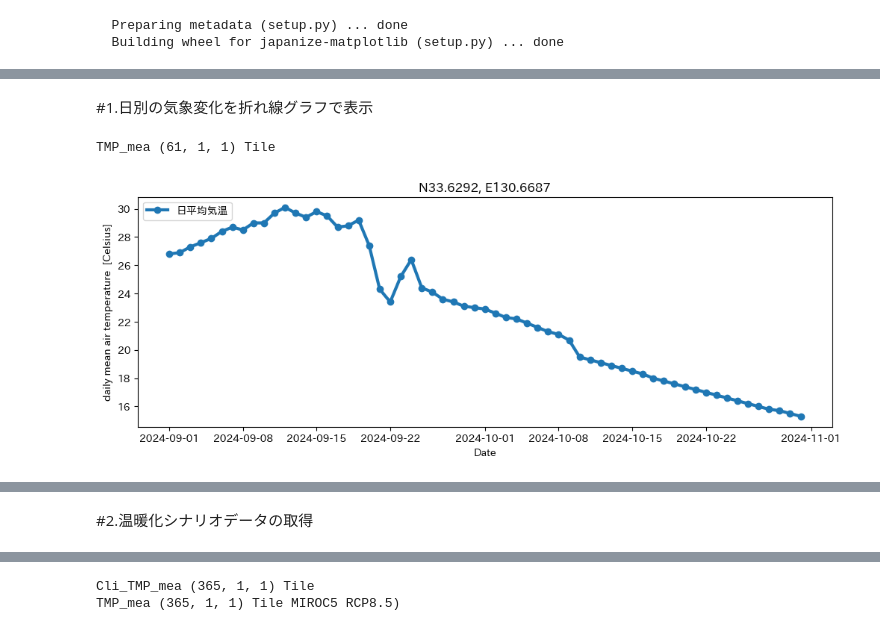
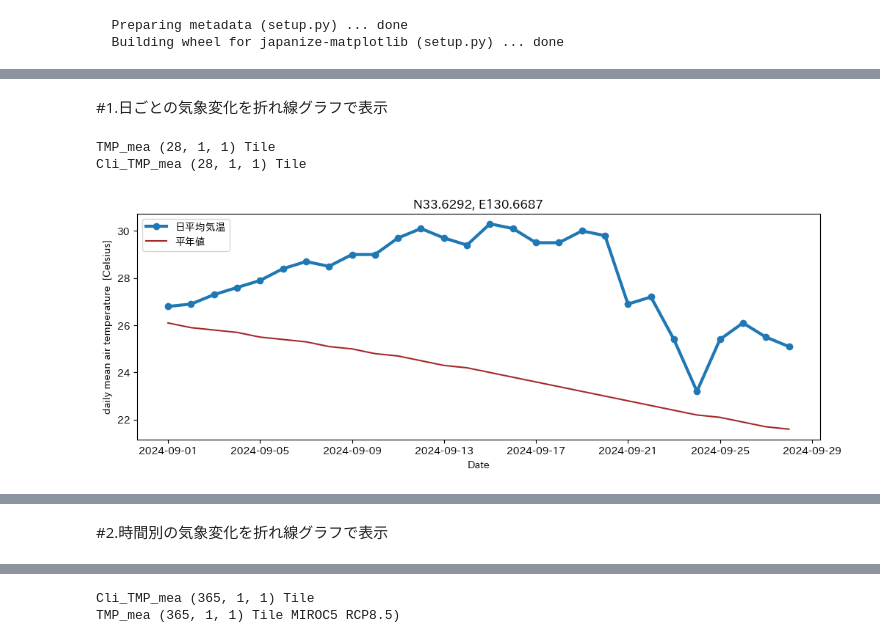
Before and after one commit to 1900690/Agro-Meteorological-Grid-Square-Data, a Jupyter notebook: 1kmメッシュ気象情報.ipynb, the cells around one changed output, grey strips where cells are left out. Saved outputs shown, nothing was run; the diff lists cells and outputs as text; code cells hidden in the pictures.

```diff
--- a/1kmメッシュ気象情報.ipynb
+++ b/1kmメッシュ気象情報.ipynb
@@ -76,5 +81,5 @@ files.download('/content/AMGSDS_map.html')
 # %% [markdown]
-#1.日別の気象変化を折れ線グラフで表示
+#1.日ごとの気象変化を折れ線グラフで表示
 # %%
 #@markdown ###ほしい情報の種類を指定
 #気象要素記号一覧作成
@@ -96,7 +101,7 @@ nani = yousokigou[j][1]
 
 #@markdown ※26日先までの予測が用意されているのは日平均気温、日最高気温、日最低気温、降水量、日照時間、予報気温の確からしさです。そのほかは９日先までの予測が用意されています
 初め= '2024-09-01' # @param {type:"date"}
-終わり = '2024-10-31' # @param {type:"date"}
+終わり = '2024-09-28' # @param {type:"date"}
 itsu= [初め, 終わり]
 
 #@markdown ###位置の指定
@@ -110,36 +115,37 @@ doko= [緯度,緯度,経度,経度]
 #@markdown ###平年値を取得するかどうか
 
 #@markdown ※平年値がない値を選択するとエラーになります
-平年値 = False # @param {type:"boolean"}
+平年値 = True # @param {type:"boolean"}
 cli=平年値
 
 # 設定に基づき気象データを取得
 if cli==True:
   #設定に基づき気象データを取得
   data, tim, lat, lon = amd.GetMetData(nani, itsu, doko)
   Ta = data[:,0,0]     #入れ物の入れ替え(3次元から1次元へ)
   #設定に基づき平年値を取得
   data,tim,lat,lon,nam,uni = amd.GetMetData(nani,itsu,doko,cli=True,namuni=True)  # 戻り値は6個になる
   Tn = data[:,0,0]   #入れ物の入れ替え(3次元から1次元へ)
   amd.linefig(tim, Ta,
       title=f'N{lat[0]:.4f}, E{lon[0]:.4f}',
       ylabel=f'{nam}  [{uni}]',
       llabel=欲しい情報,
       ref=Tn,
       filename="日別"+欲しい情報+str(f'N{lat[0]:.4f}, E{lon[0]:.4f}')+'.png',
       llabelref='平年値')
 else:
   data, tim, lat, lon,nam,uni = amd.GetMetData(nani, itsu, doko,namuni=True)
   Ta = data[:,0,0]     #入れ物の入れ替え(3次元から1次元へ)
   amd.linefig(tim, Ta,
       title=f'N{lat[0]:.4f}, E{lon[0]:.4f}',
       ylabel=f'{nam}  [{uni}]',
       llabel=欲しい情報,
       filename="日別"+欲しい情報+str(f'N{lat[0]:.4f}, E{lon[0]:.4f}')+'.png',
       llabelref='平年値')
 # %% [output]
-TMP_mea (61, 1, 1) Tile
+TMP_mea (28, 1, 1) Tile
+Cli_TMP_mea (28, 1, 1) Tile
-[figure, old version]
+[figure, new version]
 # %%
 #@title グラフをダウンロード
 files.download("日別"+欲しい情報+str(f'N{lat[0]:.4f}, E{lon[0]:.4f}')+'.png')
@@ -157,4 +163,4 @@ amd.PutCSV_MT(data, lat, lon, addlalo=True, header=header, filename="日別"+欲
 
 files.download("日別"+欲しい情報+str(f'N{lat[0]:.4f}, E{lon[0]:.4f}')+'.csv')
 # %% [markdown]
-#2.温暖化シナリオデータの取得
+#2.時間別の気象変化を折れ線グラフで表示
```
Also changed, not shown: parts of 35 cells of this notebook.
